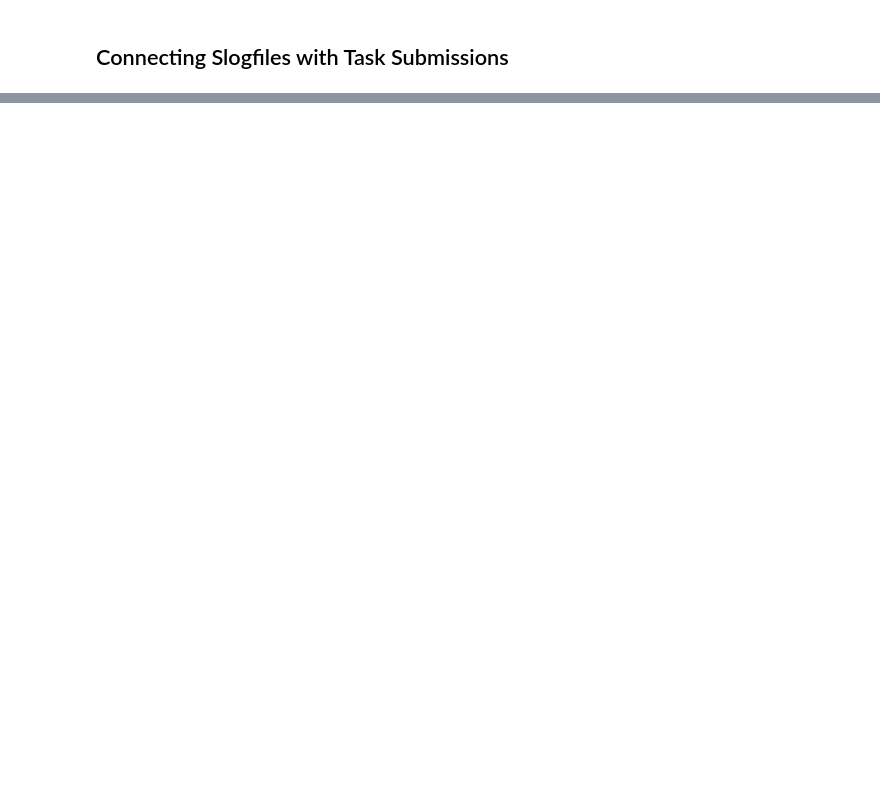
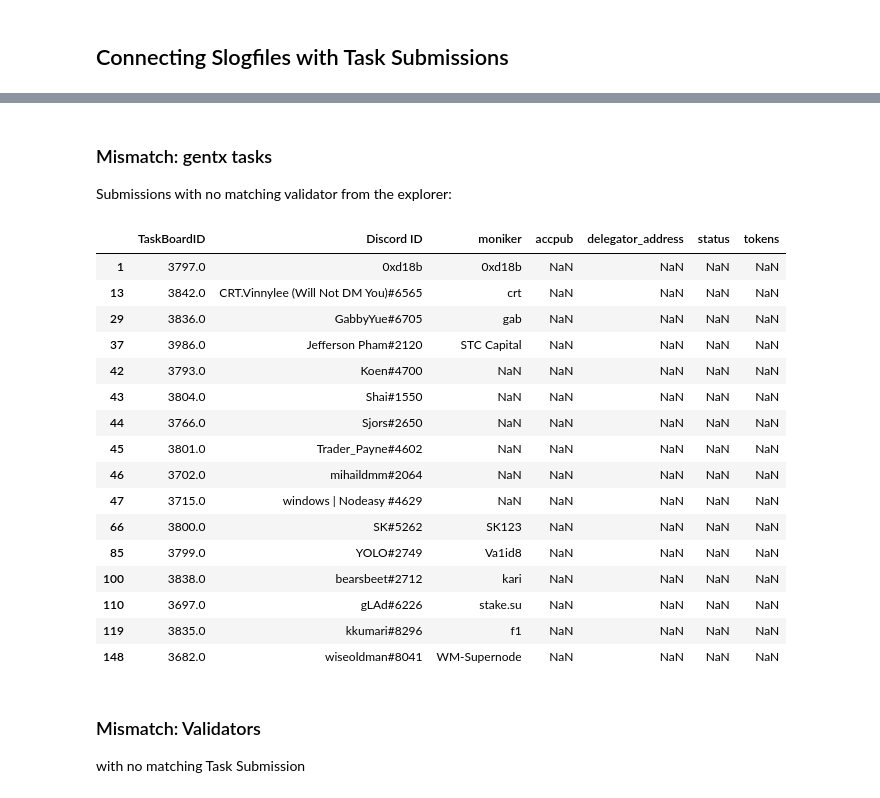
Before and after one commit to Agoric/testnet-notes, a Jupyter notebook: nb4/slogfile-node-task.ipynb, the cells around one changed output, grey strips where cells are left out. Saved outputs shown, nothing was run; the diff lists cells and outputs as text; code cells hidden in the pictures; blank space fills up the shorter version.

```diff
--- a/nb4/slogfile-node-task.ipynb
+++ b/nb4/slogfile-node-task.ipynb
@@ -210,0 +244,7 @@ sf5match.to_csv('portal-review/capture_submit_slog.csv')
+# %%
+def _connect(url='mongodb://localhost:27017/', name='stargate-agorictest-17'):
+    import pymongo
+    client = pymongo.MongoClient(url)
+    return client.get_database(name)
+
+_db = _connect()
@@ -210,0 +253,6 @@ sf5match.to_csv('portal-review/capture_submit_slog.csv')
+# %%
+validator = pd.DataFrame.from_records(_db.validators.find())
+
+validator['moniker'] = validator.description.apply(lambda d: d['moniker'])
+validator = validator.set_index('address', drop=True)
+validator[['moniker', 'operator_address', 'delegator_address']].head()
@@ -210,0 +337,4 @@ sf5match.to_csv('portal-review/capture_submit_slog.csv')
+# %%
+genval = pd.merge(gentx17, validator, on='moniker', how='outer')
+# print(x.dtypes)
+genval[~genval.status.isnull() & ~genval.TaskBoardID.isnull()][['TaskBoardID', 'Discord ID', 'moniker', 'accpub', 'delegator_address', 'status', 'tokens']]
@@ -210,0 +355,28 @@ sf5match.to_csv('portal-review/capture_submit_slog.csv')
+# %% [markdown]
+### Mismatch: gentx tasks
+
+Submissions with no matching validator from the explorer:
+# %%
+genval[genval.status.isnull()][['TaskBoardID', 'Discord ID', 'moniker', 'accpub', 'delegator_address', 'status', 'tokens']]
+# %% [output]
+|  | TaskBoardID | Discord ID | moniker | accpub | delegator_address | status | tokens |
+| 1 | 3797.0 | 0xd18b | 0xd18b | NaN | NaN | NaN | NaN |
+| 13 | 3842.0 | CRT.Vinnylee (Will Not DM You)#6565 | crt | NaN | NaN | NaN | NaN |
+| 29 | 3836.0 | GabbyYue#6705 | gab | NaN | NaN | NaN | NaN |
+| 37 | 3986.0 | Jefferson Pham#2120 | STC Capital | NaN | NaN | NaN | NaN |
+| 42 | 3793.0 | Koen#4700 | NaN | NaN | NaN | NaN | NaN |
+| 43 | 3804.0 | Shai#1550 | NaN | NaN | NaN | NaN | NaN |
+| 44 | 3766.0 | Sjors#2650 | NaN | NaN | NaN | NaN | NaN |
+| 45 | 3801.0 | Trader_Payne#4602 | NaN | NaN | NaN | NaN | NaN |
+| 46 | 3702.0 | mihaildmm#2064 | NaN | NaN | NaN | NaN | NaN |
+| 47 | 3715.0 | windows | Nodeasy #4629 | NaN | NaN | NaN | NaN | NaN |
+| 66 | 3800.0 | SK#5262 | SK123 | NaN | NaN | NaN | NaN |
+| 85 | 3799.0 | YOLO#2749 | Va1id8 | NaN | NaN | NaN | NaN |
+| 100 | 3838.0 | bearsbeet#2712 | kari | NaN | NaN | NaN | NaN |
+| 110 | 3697.0 | gLAd#6226 | stake.su | NaN | NaN | NaN | NaN |
+| 119 | 3835.0 | kkumari#8296 | f1 | NaN | NaN | NaN | NaN |
+| 148 | 3682.0 | wiseoldman#8041 | WM-Supernode | NaN | NaN | NaN | NaN |
+# %% [markdown]
+### Mismatch: Validators
+
+with no matching Task Submission
```
Also changed, not shown: parts of 38 cells of this notebook.
